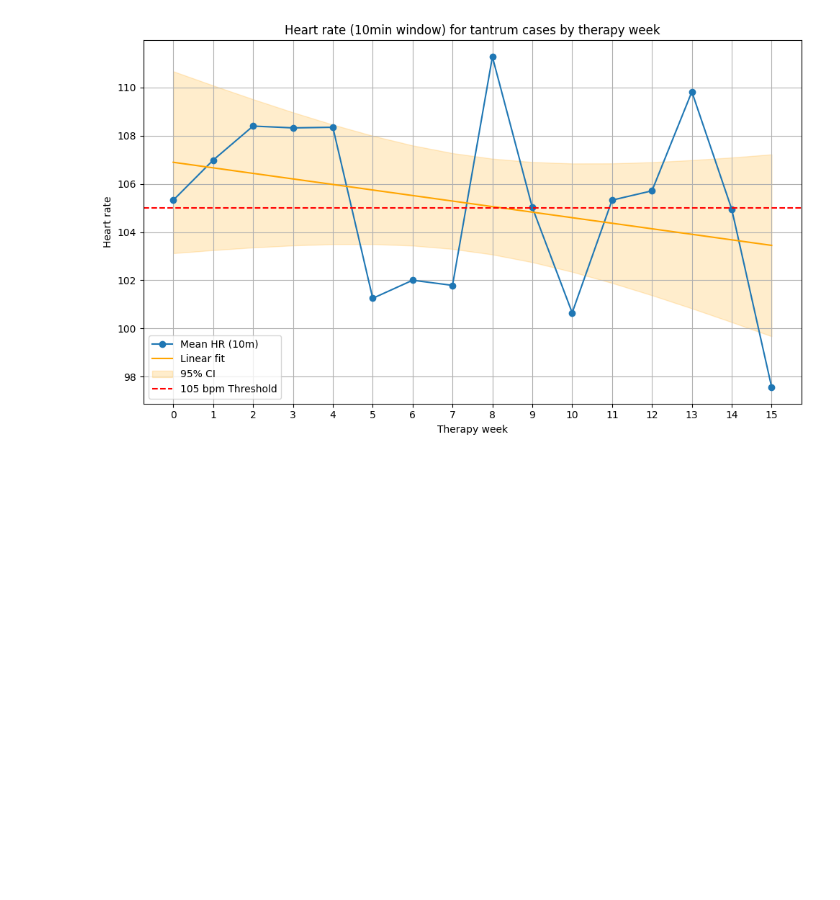
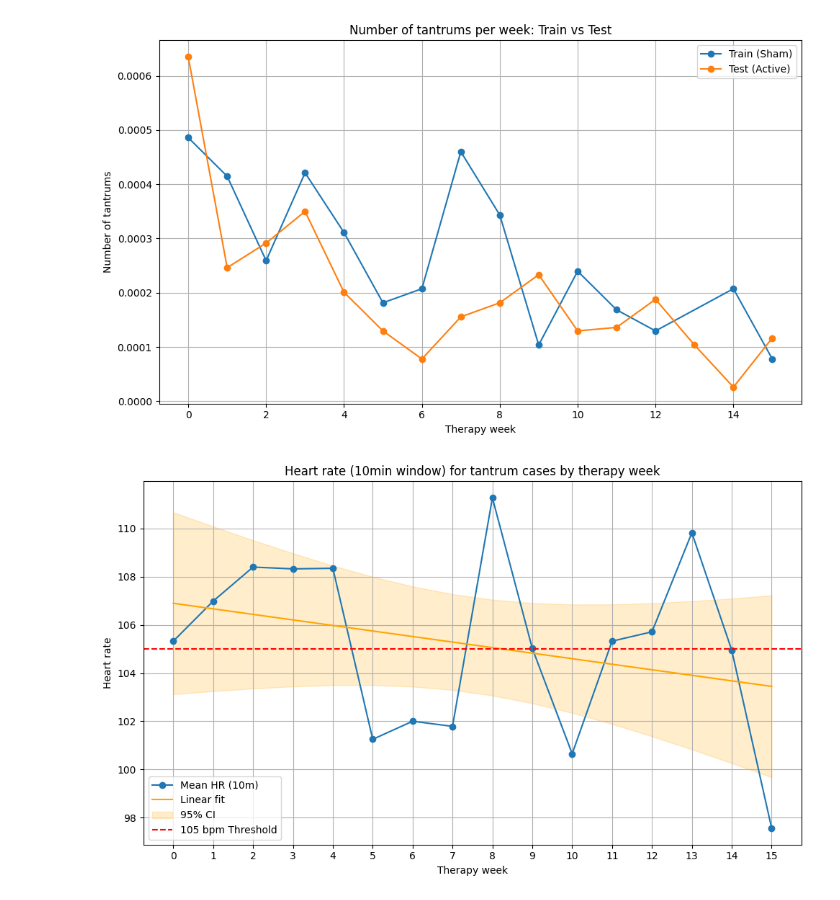
Before and after one commit to lab-heal/pistachio, a Jupyter notebook: explore_feature_dist.ipynb, the cells around one changed output. Cells and saved outputs as stored; diff of their text form; code cells hidden in the pictures; blank space fills up the shorter version.

```diff
--- a/explore_feature_dist.ipynb
+++ b/explore_feature_dist.ipynb
@@ -23 +25,37 @@ df_test = df[~df["Arm_Sham"]]
+# %%
+import matplotlib.pyplot as plt
+import numpy as np
+from scipy import stats
+
+weeks = (0, 15)
+window = "30m"
+feature = "hr_moving_avg_10m"
+
+df = df[df["therapy_week"].between(weeks[0], weeks[1])]
+df_train = df[df["Arm_Sham"]]
+df_test = df[~df["Arm_Sham"]]
+
+# Filter for cases with tantrum within 15m and therapy_week in 0-10
+df_all = pd.concat([df_train, df_test])
+# %%
+# Count number of tantrums per week for train and test sets
+tantrums_train = df_train[df_train["tantrum_within_60m"]].groupby(
+    "therapy_week"
+).size() / len(df_train)
+tantrums_test = df_test[df_test["tantrum_within_60m"]].groupby(
+    "therapy_week"
+).size() / len(df_train)
+
+plt.figure(figsize=(10, 6))
+plt.plot(tantrums_train.index, tantrums_train.values, marker="o", label="Train (Sham)")
+plt.plot(tantrums_test.index, tantrums_test.values, marker="o", label="Test (Active)")
+plt.xlabel("Therapy week")
+plt.ylabel("Number of tantrums")
+plt.title("Number of tantrums per week: Train vs Test")
+plt.legend()
+plt.grid(True)
+plt.tight_layout()
+plt.show()
+# %% [output]
+[figure, added]
 # %%
```
Also changed, not shown: parts of 2 cells of this notebook, 2 other files.
